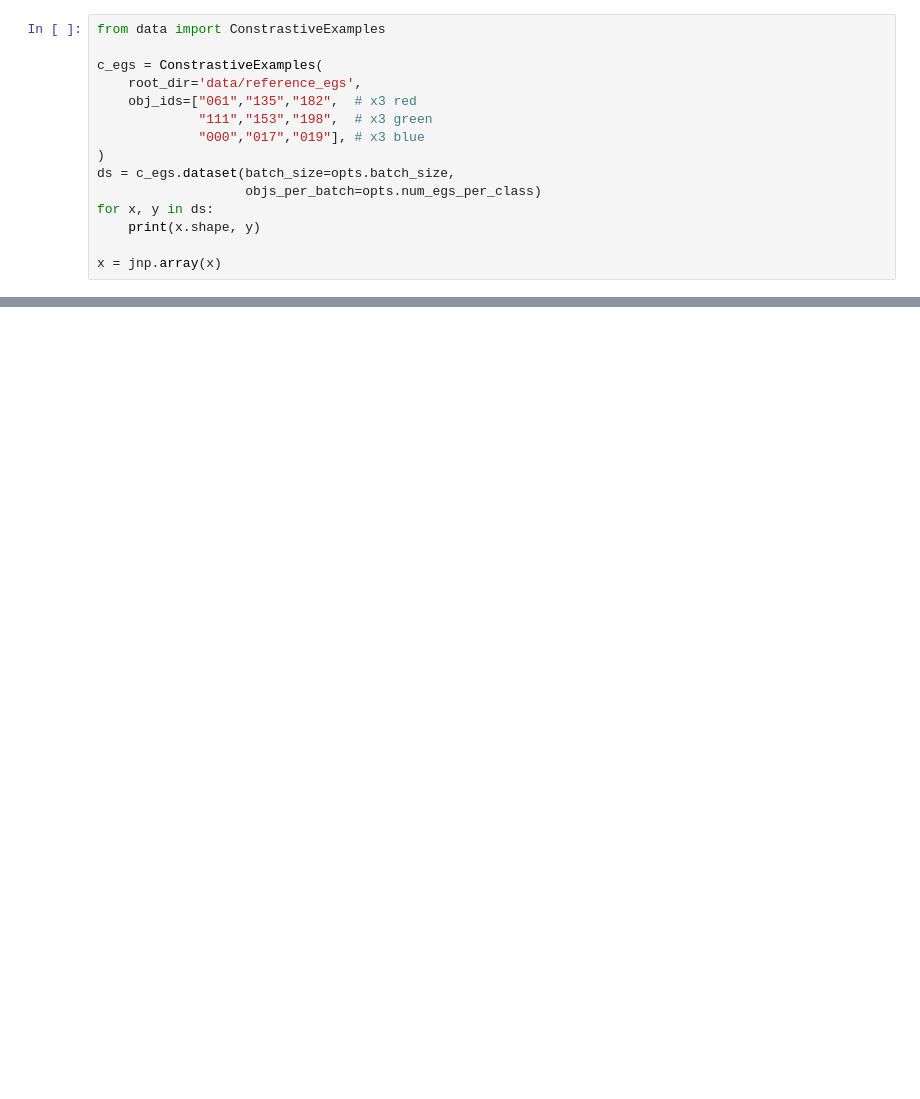
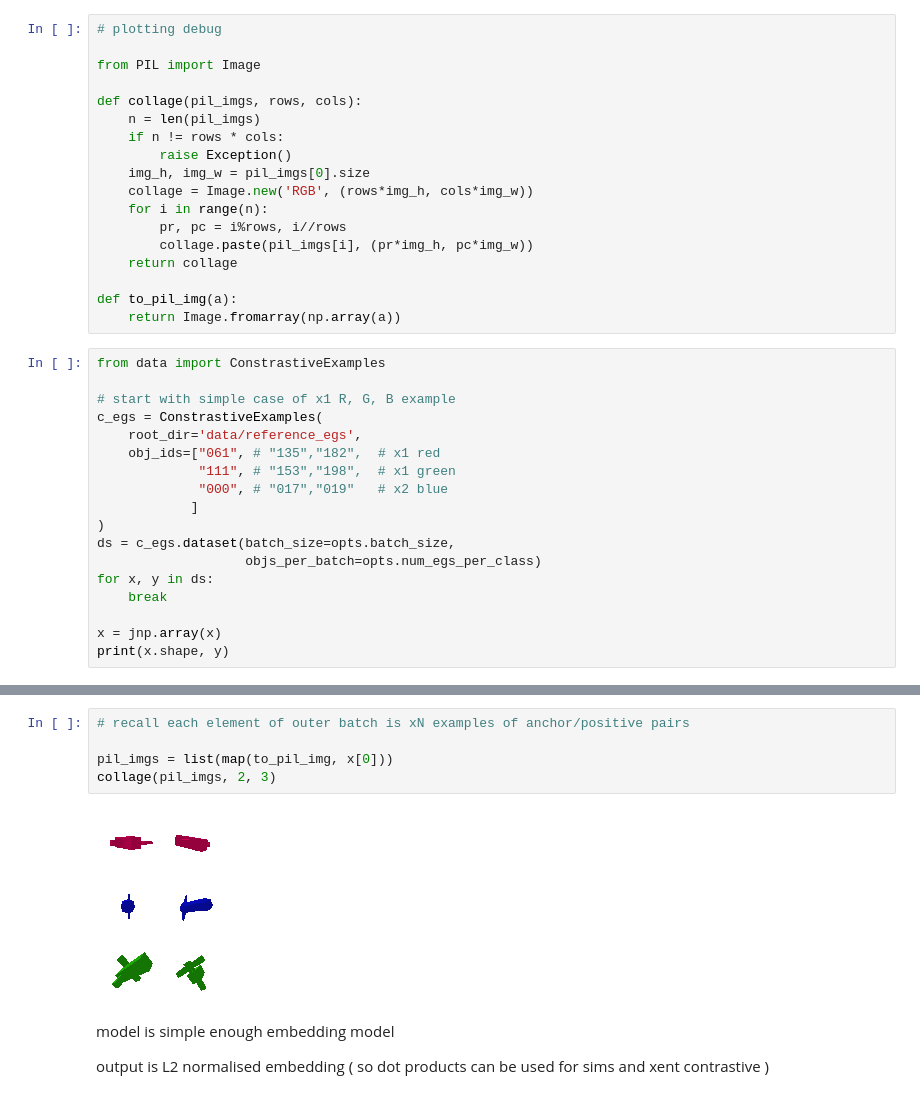
Before and after one commit to matpalm/yolz, a Jupyter notebook: prototype_v1.ipynb, the cells around one changed output, grey strips where cells are left out. Cells and saved outputs as stored; diff of their text form; blank space fills up the shorter version.

Commit message:
training generalising across batch

```diff
--- a/prototype_v1.ipynb
+++ b/prototype_v1.ipynb
@@ -29,16 +41,37 @@ opts = Opts()
+# %%
+# plotting debug
+
+from PIL import Image
+
+def collage(pil_imgs, rows, cols):
+    n = len(pil_imgs)
+    if n != rows * cols:
+        raise Exception()
+    img_h, img_w = pil_imgs[0].size
+    collage = Image.new('RGB', (rows*img_h, cols*img_w))
+    for i in range(n):
+        pr, pc = i%rows, i//rows
+        collage.paste(pil_imgs[i], (pr*img_h, pc*img_w))
+    return collage
+
+def to_pil_img(a):
+    return Image.fromarray(np.array(a))
 # %%
 from data import ConstrastiveExamples
 
+# start with simple case of x1 R, G, B example
 c_egs = ConstrastiveExamples(
     root_dir='data/reference_egs',
-    obj_ids=["061","135","182",  # x3 red
-             "111","153","198",  # x3 green
-             "000","017","019"], # x3 blue
+    obj_ids=["061", # "135","182",  # x1 red
+             "111", # "153","198",  # x1 green
+             "000", # "017","019"   # x2 blue
+            ]
 )
 ds = c_egs.dataset(batch_size=opts.batch_size,
                    objs_per_batch=opts.num_egs_per_class)
 for x, y in ds:
-    print(x.shape, y)
+    break
 
 x = jnp.array(x)
+print(x.shape, y)
 # %% [output]
@@ -53,2 +85,13 @@ self.label_idx_to_str {0: '061', 1: '135', 2: '182', 3: '111', 4: '153', 5: '198
+# %%
+# recall each element of outer batch is xN examples of anchor/positive pairs
+
+pil_imgs = list(map(to_pil_img, x[0]))
+collage(pil_imgs, 2, 3)
+# %% [output]
+[figure, added]
+# %% [markdown]
+model is simple enough embedding model
+
+output is L2 normalised embedding ( so dot products can be used for sims and xent contrastive )
 # %%
 def conv_bn_relu(filters, y):
```
Also changed, not shown: parts of 23 cells of this notebook, 1 other file.
